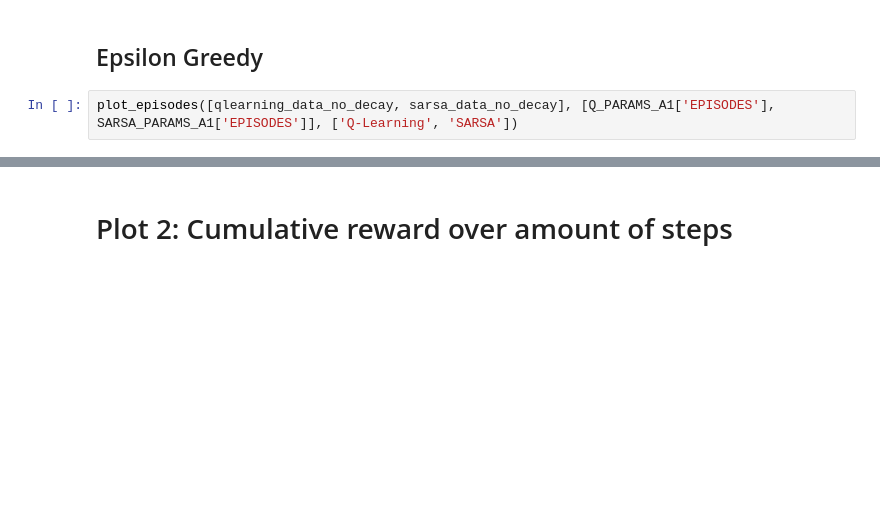
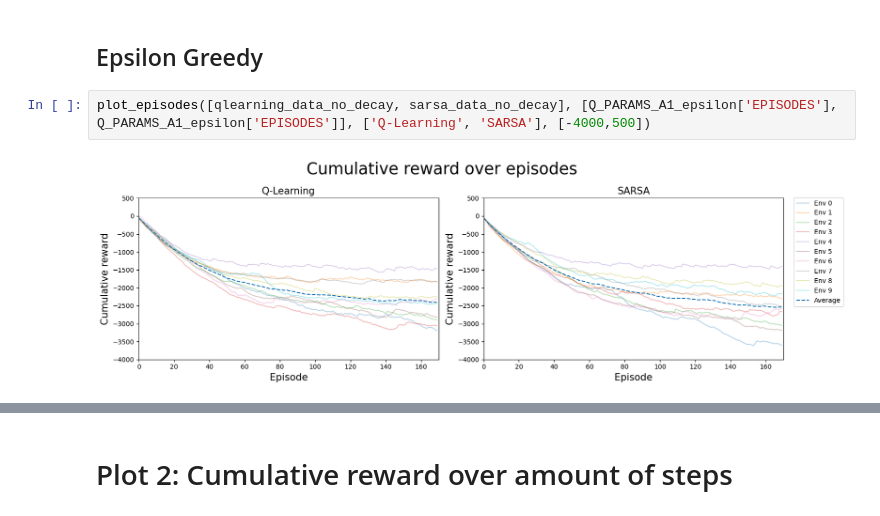
Before and after one commit to Schmiddi3110/MasterStudium, a Jupyter notebook: DRL/Studienarbeiten/Studienarbeit1/test.ipynb, the cells around one changed output, grey strips where cells are left out. Cells and saved outputs as stored; diff of their text form; blank space fills up the shorter version.

```diff
--- a/DRL/Studienarbeiten/Studienarbeit1/test.ipynb
+++ b/DRL/Studienarbeiten/Studienarbeit1/test.ipynb
@@ -138,5 +158,7 @@ plot_episodes([qlearning_data, sarsa_data], [Q_PARAMS_A1['EPISODES'], SARSA_PARA
 # %% [markdown]
 ## Epsilon Greedy
 # %%
-plot_episodes([qlearning_data_no_decay, sarsa_data_no_decay], [Q_PARAMS_A1['EPISODES'], SARSA_PARAMS_A1['EPISODES']], ['Q-Learning', 'SARSA'])
+plot_episodes([qlearning_data_no_decay, sarsa_data_no_decay], [Q_PARAMS_A1_epsilon['EPISODES'], Q_PARAMS_A1_epsilon['EPISODES']], ['Q-Learning', 'SARSA'], [-4000,500])
+# %% [output]
+[figure, added]
 # %%
```
Also changed, not shown: parts of 15 cells of this notebook, 6 other files.
